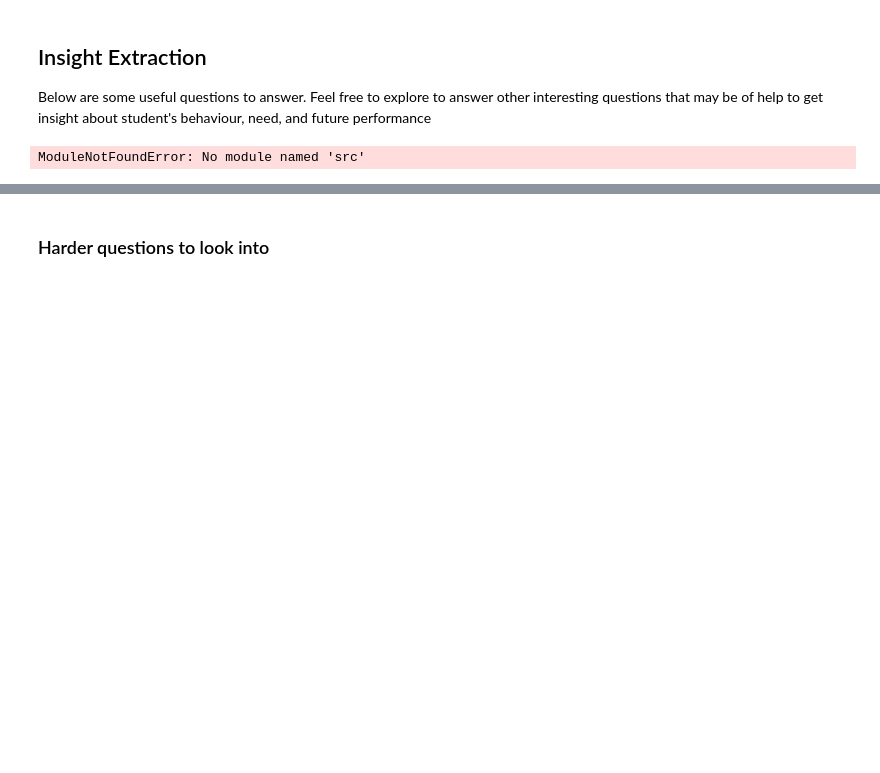
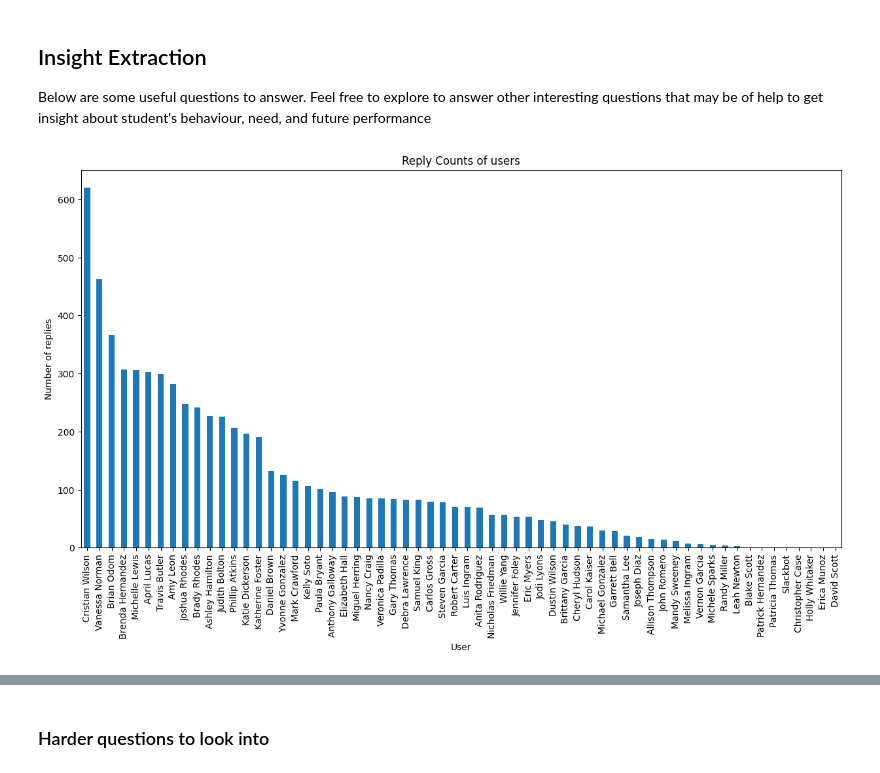
Before and after one commit to YOFTAHEGIZ/Slack-data-analysis, a Jupyter notebook: notebooks/parse_slack_data.ipynb, the cells around one changed output, grey strips where cells are left out. Drawn from its saved outputs; the diff is of its cells as text; code cells hidden in the pictures; blank space fills up the shorter version.

```diff
--- a/notebooks/parse_slack_data.ipynb
+++ b/notebooks/parse_slack_data.ipynb
@@ -267,3 +98,10 @@ def draw_user_reaction(data, channel='General'):
     plt.xlabel("Sender Name", size=18); plt.ylabel("Frequency", size=18);
     plt.xticks(size=14); plt.yticks(size=14);
     plt.show()
+# %%
+ROOT_DIR = '../data/Anonymized_B6SlackExport_25Nov23/anonymized/'
+sl = SlackDataLoader(ROOT_DIR)
+dframe = sl.create_dataframe()
+reaction_dataframe = sl.create_reaction_data_frame()
+mentiones_df = sl.create_mention_data_frames(dframe)
+user_names_df = sl.create_users_df()
@@ -271,36 +125,3 @@ def draw_user_reaction(data, channel='General'):
 ## Insight Extraction
 
 Below are some useful questions to answer. Feel free to explore to answer other interesting questions that may be of help to get insight about student's behaviour, need, and future performance
-# %%
-# which user has the highest number of reply counts?
-from src.loader import SlackDataLoader
-import src.utils as utils
-data_loader = SlackDataLoader(r'..\data\Anonymized_B6SlackExport_25Nov23\anonymized')
-
-# Load the channel messages
-channel_messages = data_loader.get_channel_messages('name')
-
-# Calculate reply counts for each user
-user_reply_count = {}
-
-for message in channel_messages:
-    user = message['user']
-    reply_count = message['reply_count']
-
-    if user in user_reply_count:
-        user_reply_count[user] += reply_count
-    else:
-        user_reply_count[user] = reply_count
-
-# Find the user with the highest reply count
-highest_reply_count = 0
-user_with_highest_replies = None
-
-for user, reply_count in user_reply_count.items():
-    if reply_count > highest_reply_count:
-        highest_reply_count = reply_count
-        user_with_highest_replies = user
-
-print("User with the highest reply count:", user_with_highest_replies)
-# %% [output]
-ModuleNotFoundError: No module named 'src'
@@ -308,0 +128,15 @@ ModuleNotFoundError: No module named 'src'
+# %%
+# which user has the highest number of reply counts?
+def plot_highest_replies_per_user(data: dframe):
+    grouped_df = data.groupby('sender_name')['reply_count'].sum()
+    grouped_df = grouped_df.sort_values(ascending=False)
+    grouped_df.plot(kind='bar', figsize=(15, 7.5))
+
+    plt.title('Reply Counts of users')
+    plt.xlabel('User')
+    plt.ylabel('Number of replies')
+    plt.show()
+# %%
+plot_highest_replies_per_user(dframe)
+# %% [output]
+[figure, added]
```
Also changed, not shown: parts of 11 cells of this notebook, 2 other files.
